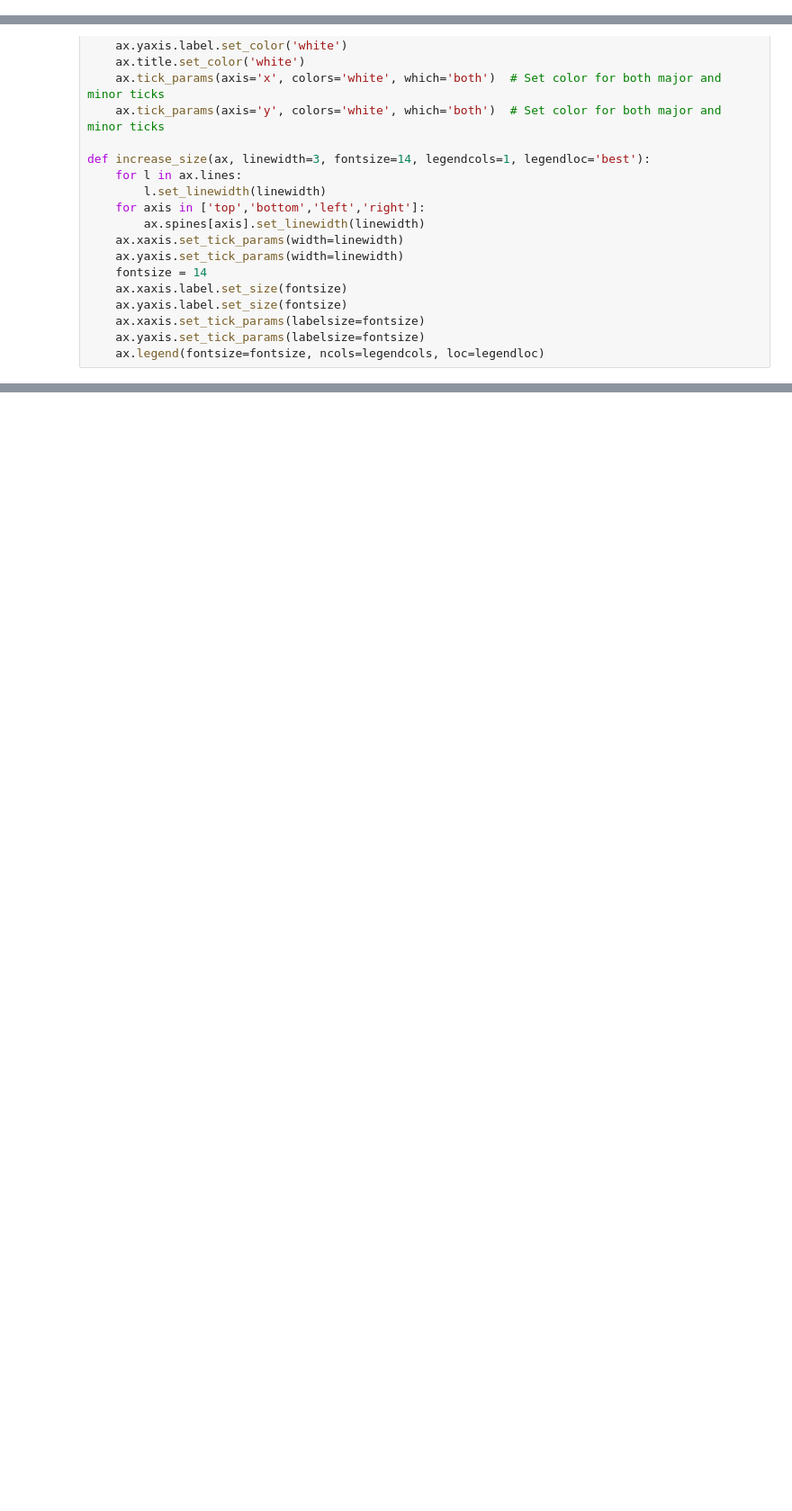
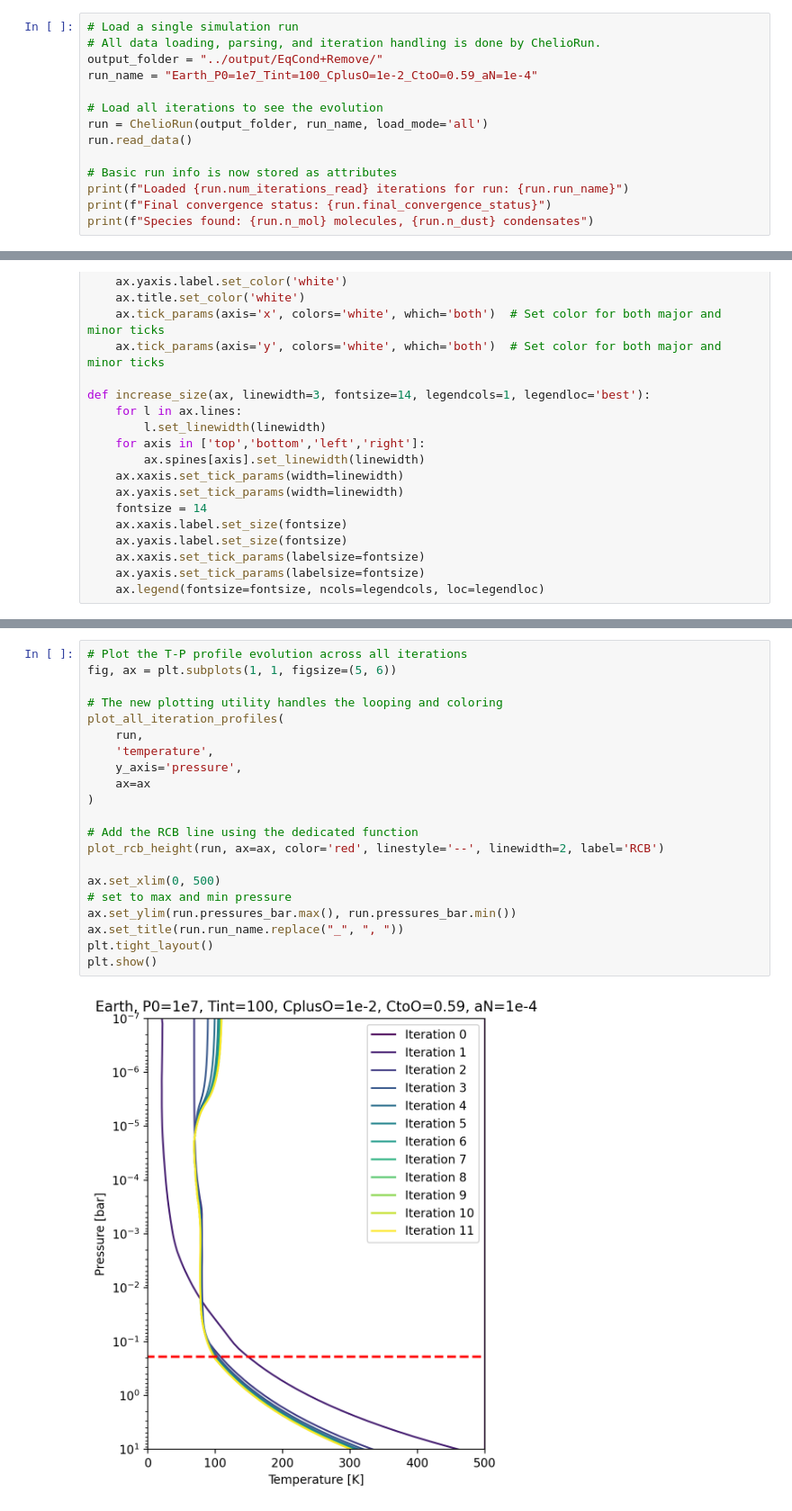
Before and after one commit to DavidDahlbudding/chelio, a Jupyter notebook: analyze/analyze_TP+chemistry.ipynb, the cells around one changed output, grey strips where cells are left out. Shown at 90% size. Cells and saved outputs as stored; diff of their text form; blank space fills up the shorter version.

```diff
--- a/analyze/analyze_TP+chemistry.ipynb
+++ b/analyze/analyze_TP+chemistry.ipynb
@@ -129,0 +10,14 @@ if not converted:
+# %%
+# Load a single simulation run
+# All data loading, parsing, and iteration handling is done by ChelioRun.
+output_folder = "../output/EqCond+Remove/"
+run_name = "Earth_P0=1e7_Tint=100_CplusO=1e-2_CtoO=0.59_aN=1e-4"
+
+# Load all iterations to see the evolution
+run = ChelioRun(output_folder, run_name, load_mode='all')
+run.read_data()
+
+# Basic run info is now stored as attributes
+print(f"Loaded {run.num_iterations_read} iterations for run: {run.run_name}")
+print(f"Final convergence status: {run.final_convergence_status}")
+print(f"Species found: {run.n_mol} molecules, {run.n_dust} condensates")
@@ -415,0 +52,23 @@ print(height_1dex/R_Io)
+# %%
+# Plot the T-P profile evolution across all iterations
+fig, ax = plt.subplots(1, 1, figsize=(5, 6))
+
+# The new plotting utility handles the looping and coloring
+plot_all_iteration_profiles(
+    run,
+    'temperature',
+    y_axis='pressure',
+    ax=ax
+)
+
+# Add the RCB line using the dedicated function
+plot_rcb_height(run, ax=ax, color='red', linestyle='--', linewidth=2, label='RCB')
+
+ax.set_xlim(0, 500)
+# set to max and min pressure
+ax.set_ylim(run.pressures_bar.max(), run.pressures_bar.min())
+ax.set_title(run.run_name.replace("_", ", "))
+plt.tight_layout()
+plt.show()
+# %% [output]
+[figure, added]
```
Also changed, not shown: parts of 15 cells of this notebook, 6 other files.
